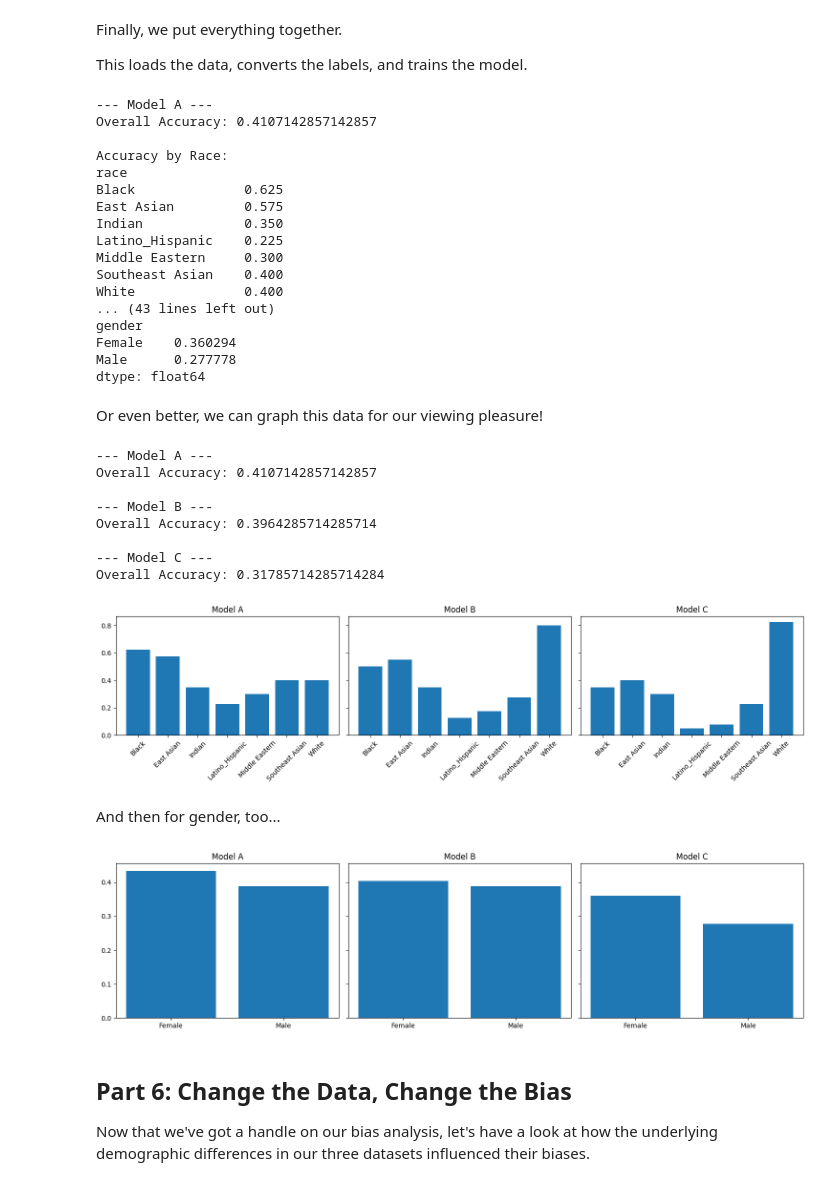
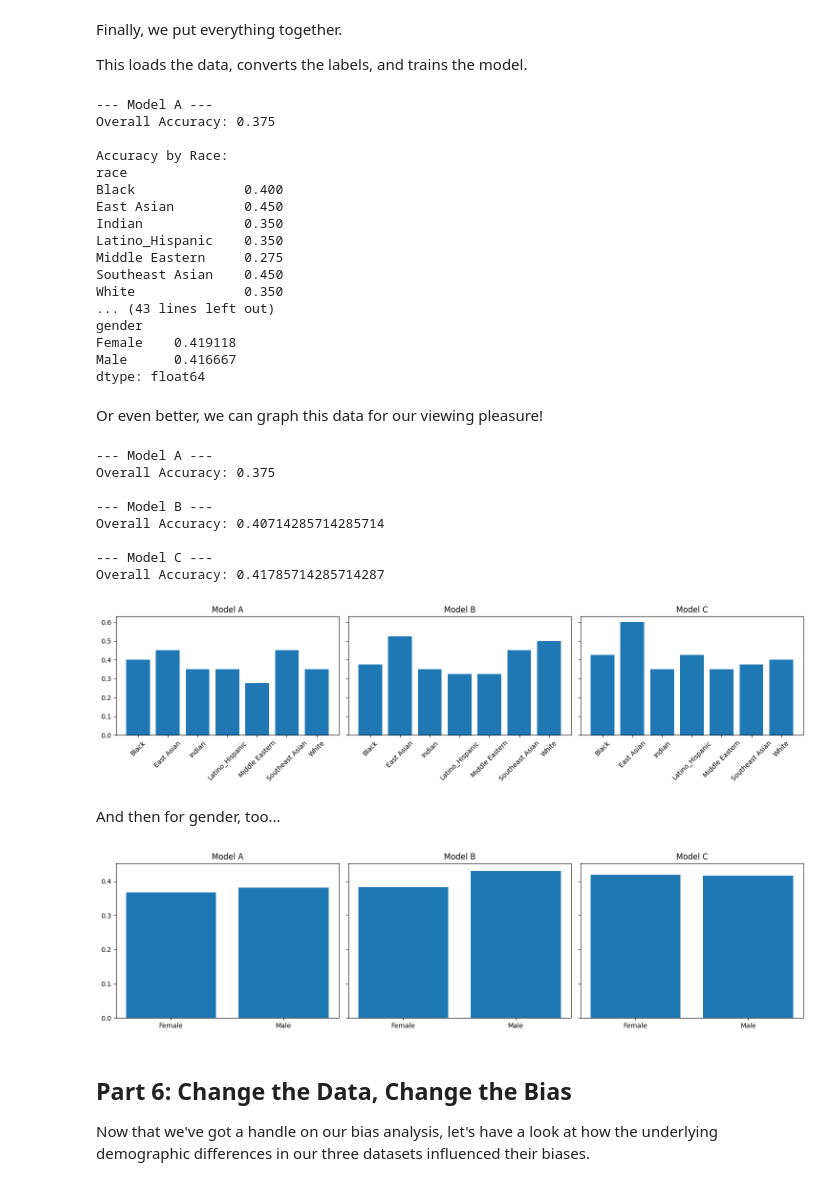
Before and after one commit to EthanTu2/facialrecognitionbias, a Jupyter notebook: parts345.ipynb, the cells around one changed output. Drawn from its saved outputs; the diff is of its cells as text; code cells hidden in the pictures.

```diff
--- a/parts345.ipynb
+++ b/parts345.ipynb
@@ -239,6 +239,7 @@ datasets = {
 Now, we load the dataset and separate it into inputs and labels.
 # %%
 def load_data(path):
+    # Load the dataset
     df = pd.read_csv(path)
 
     # Features (embeddings)
@@ -246,12 +247,13 @@ def load_data(path):
     X = df[feature_cols].values
 
     # Target (what we predict)
-    y = df["race"].values
+    y = df["age"].values
 
     # Extra attribute (for bias analysis later)
+    race = df["race"].values
     gender = df["gender"].values
 
-    return X, y, gender, df
+    return X, y, race, gender, df
 # %% [markdown]
 Machine learning models require numerical inputs, so we convert labels like "Male" and "Female" into numbers.
 # %%
@@ -302,7 +319,7 @@ Finally, we put everything together.
 This loads the data, converts the labels, and trains the model.
 # %%
 # Load test set once
-X_test, y_test, gender_test, test_df = load_data(dataset_path + "test_emb.csv")
+X_test, y_test, race_test, gender_test, test_df = load_data(dataset_path + "test_emb.csv")
 
 models = {}
 label_encoders = {}
@@ -310,7 +327,7 @@ preds = {}
 
 for name, file in datasets.items():
     # Load training data
-    X_train, y_train, _, _ = load_data(dataset_path + file)
+    X_train, y_train, _, _, _ = load_data(dataset_path + file)
 
     # Encode labels
     le, y_train_enc = encode_labels(y_train)
@@ -339,35 +356,35 @@ for name in datasets.keys():
     print("Overall Accuracy:", overall_acc)
 
     # By race
-    race_acc = (temp_df["pred"] == temp_df["race"]) \
+    race_acc = (temp_df["pred"] == temp_df["age"]) \
         .groupby(temp_df["race"]) \
         .mean()
     print("\nAccuracy by Race:")
     print(race_acc)
 
     # By gender
-    gender_acc = (temp_df["pred"] == temp_df["race"]) \
+    gender_acc = (temp_df["pred"] == temp_df["age"]) \
         .groupby(temp_df["gender"]) \
         .mean()
     print("\nAccuracy by Gender:")
     print(gender_acc)
 # %% [output]
 --- Model A ---
-Overall Accuracy: 0.4107142857142857
+Overall Accuracy: 0.375
 
 Accuracy by Race:
 race
-Black              0.625
-East Asian         0.575
+Black              0.400
+East Asian         0.450
 Indian             0.350
-Latino_Hispanic    0.225
-Middle Eastern     0.300
-Southeast Asian    0.400
-White              0.400
+Latino_Hispanic    0.350
+Middle Eastern     0.275
+Southeast Asian    0.450
+White              0.350
 ... (43 lines left out)
 gender
-Female    0.360294
-Male      0.277778
+Female    0.419118
+Male      0.416667
 dtype: float64
 # %% [markdown]
 Or even better, we can graph this data for our viewing pleasure!
@@ -376,38 +393,38 @@ import matplotlib.pyplot as plt
 
 fig, axes = plt.subplots(1, 3, figsize=(15, 4), sharey=True)
 
 for i, name in enumerate(datasets.keys()):
     print(f"\n--- Model {name} ---")
 
     temp_df = test_df.copy()
     temp_df["pred"] = preds[name]
 
     # Overall
     overall_acc = accuracy_score(y_test, preds[name])
     print("Overall Accuracy:", overall_acc)
 
     # By race
-    race_acc = (temp_df["pred"] == temp_df["race"]) \
+    race_acc = (temp_df["pred"] == temp_df["age"]) \
         .groupby(temp_df["race"]) \
         .mean()
 
     # Plot
     axes[i].bar(race_acc.index, race_acc.values)
     axes[i].set_title(f"Model {name}")
     axes[i].tick_params(axis='x', rotation=45)
 
 plt.tight_layout()
 plt.show()
 # %% [output]
 --- Model A ---
-Overall Accuracy: 0.4107142857142857
+Overall Accuracy: 0.375
 
 --- Model B ---
-Overall Accuracy: 0.3964285714285714
+Overall Accuracy: 0.40714285714285714
 
 --- Model C ---
-Overall Accuracy: 0.31785714285714284
+Overall Accuracy: 0.41785714285714287
-[figure, old version]
+[figure, new version]
 # %% [markdown]
 And then for gender, too...
 # %%
@@ -417,7 +434,7 @@ for i, name in enumerate(datasets.keys()):
     temp_df = test_df.copy()
     temp_df["pred"] = preds[name]
 
-    gender_acc = (temp_df["pred"] == temp_df["race"]) \
+    gender_acc = (temp_df["pred"] == temp_df["age"]) \
         .groupby(temp_df["gender"]) \
         .mean()
 
@@ -428,7 +445,7 @@ for i, name in enumerate(datasets.keys()):
 plt.tight_layout()
 plt.show()
 # %% [output]
-[figure, old version]
+[figure, new version]
 # %% [markdown]
 ## Part 6: Change the Data, Change the Bias
 
```
Also changed, not shown: parts of 1 cell of this notebook.
